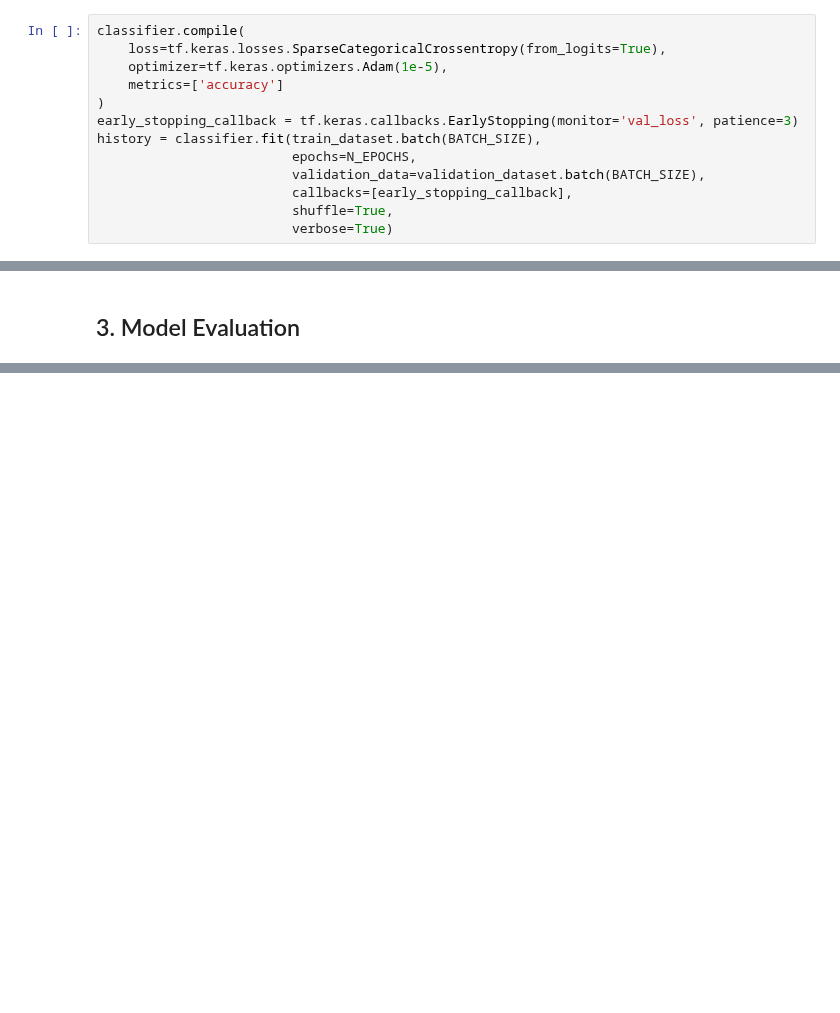
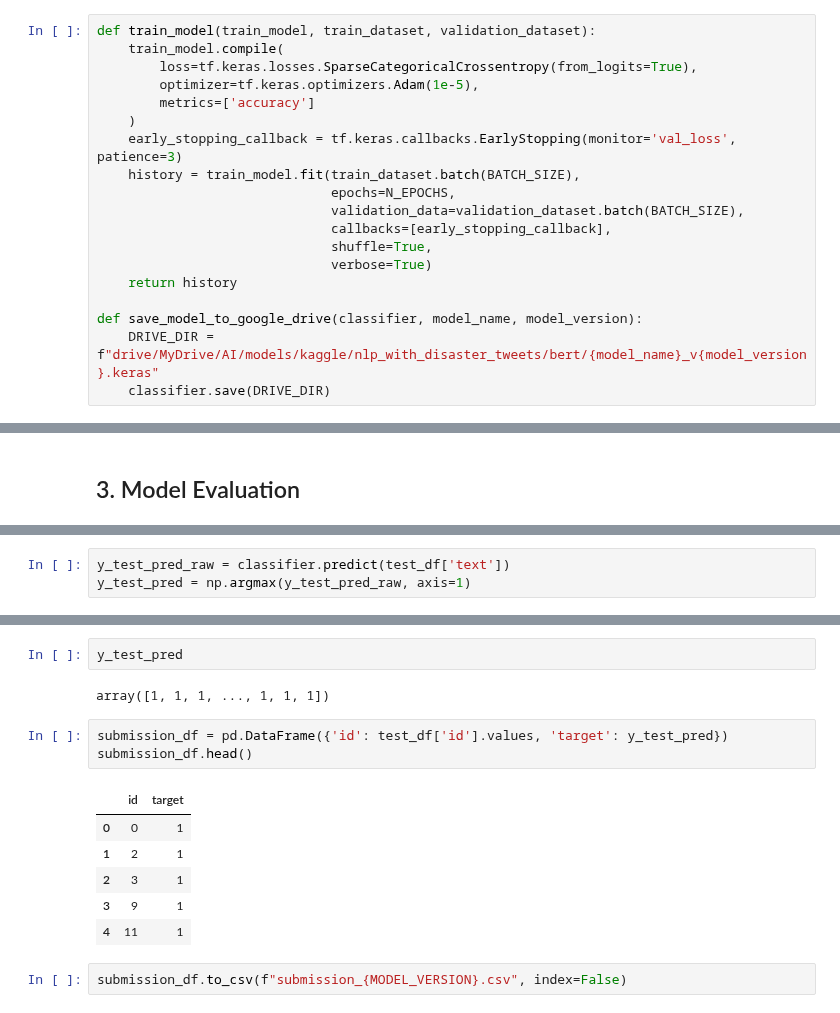
Before and after one commit to Mark-Barbaric/Kaggle, a Jupyter notebook: disaster_tweets/NLP_With_Disaster_Tweets_Pretrained_BERT.ipynb, the cells around one changed output, grey strips where cells are left out. Cells and saved outputs as stored; diff of their text form; blank space fills up the shorter version.

Commit message:
AP-36 - updated with Classification Metrics and Kaggle submission file generation

```diff
--- a/disaster_tweets/NLP_With_Disaster_Tweets_Pretrained_BERT.ipynb
+++ b/disaster_tweets/NLP_With_Disaster_Tweets_Pretrained_BERT.ipynb
@@ -322,15 +329,21 @@ Model: "distil_bert_classifier"
 # %%
 N_EPOCHS = 15
 # %%
-classifier.compile(
-    loss=tf.keras.losses.SparseCategoricalCrossentropy(from_logits=True),
-    optimizer=tf.keras.optimizers.Adam(1e-5),
-    metrics=['accuracy']
-)
-early_stopping_callback = tf.keras.callbacks.EarlyStopping(monitor='val_loss', patience=3)
-history = classifier.fit(train_dataset.batch(BATCH_SIZE),
-                         epochs=N_EPOCHS,
-                         validation_data=validation_dataset.batch(BATCH_SIZE),
-                         callbacks=[early_stopping_callback],
-                         shuffle=True,
-                         verbose=True)
+def train_model(train_model, train_dataset, validation_dataset):
+    train_model.compile(
+        loss=tf.keras.losses.SparseCategoricalCrossentropy(from_logits=True),
+        optimizer=tf.keras.optimizers.Adam(1e-5),
+        metrics=['accuracy']
+    )
+    early_stopping_callback = tf.keras.callbacks.EarlyStopping(monitor='val_loss', patience=3)
+    history = train_model.fit(train_dataset.batch(BATCH_SIZE),
+                              epochs=N_EPOCHS,
+                              validation_data=validation_dataset.batch(BATCH_SIZE),
+                              callbacks=[early_stopping_callback],
+                              shuffle=True,
+                              verbose=True)
+    return history
+
+def save_model_to_google_drive(classifier, model_name, model_version):
+    DRIVE_DIR = f"drive/MyDrive/AI/models/kaggle/nlp_with_disaster_tweets/bert/{model_name}_v{model_version}.keras"
+    classifier.save(DRIVE_DIR)
@@ -379,0 +394,3 @@ weighted avg       0.82      0.81      0.82      1523
+# %%
+y_test_pred_raw = classifier.predict(test_df['text'])
+y_test_pred = np.argmax(y_test_pred_raw, axis=1)
@@ -379,0 +399,16 @@ weighted avg       0.82      0.81      0.82      1523
+# %%
+y_test_pred
+# %% [output]
+array([1, 1, 1, ..., 1, 1, 1])
+# %%
+submission_df = pd.DataFrame({'id': test_df['id'].values, 'target': y_test_pred})
+submission_df.head()
+# %% [output]
+|  | id | target |
+| 0 | 0 | 1 |
+| 1 | 2 | 1 |
+| 2 | 3 | 1 |
+| 3 | 9 | 1 |
+| 4 | 11 | 1 |
+# %%
+submission_df.to_csv(f"submission_{MODEL_VERSION}.csv", index=False)
```
Also changed, not shown: parts of 14 cells of this notebook.
